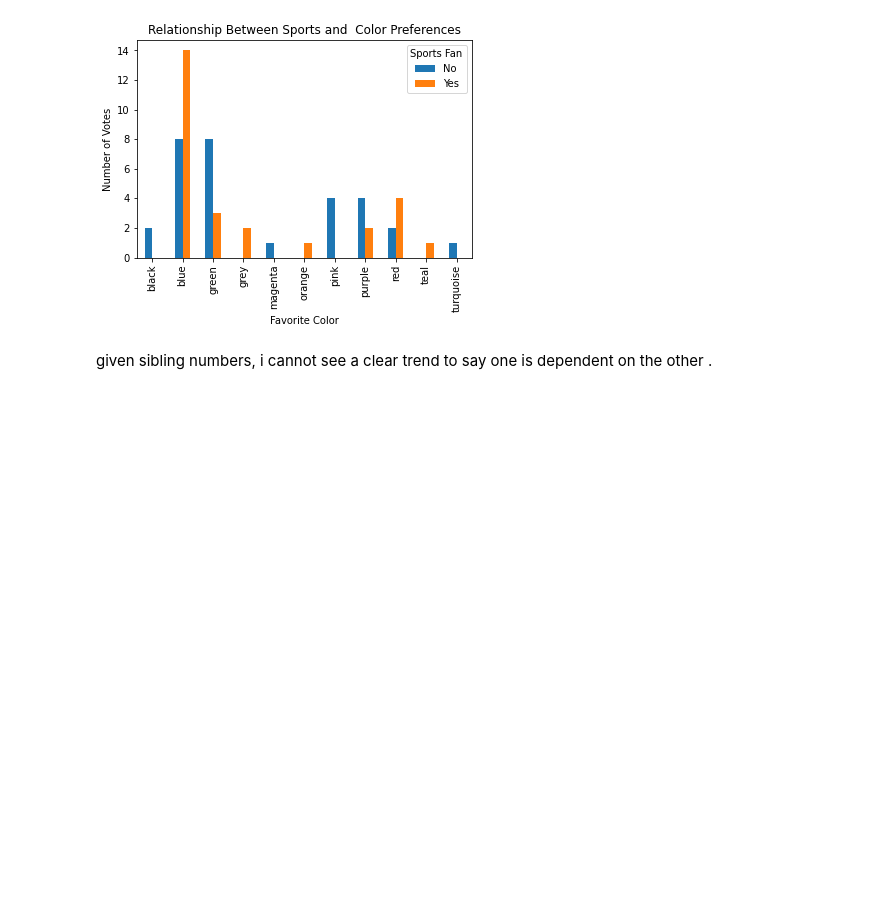
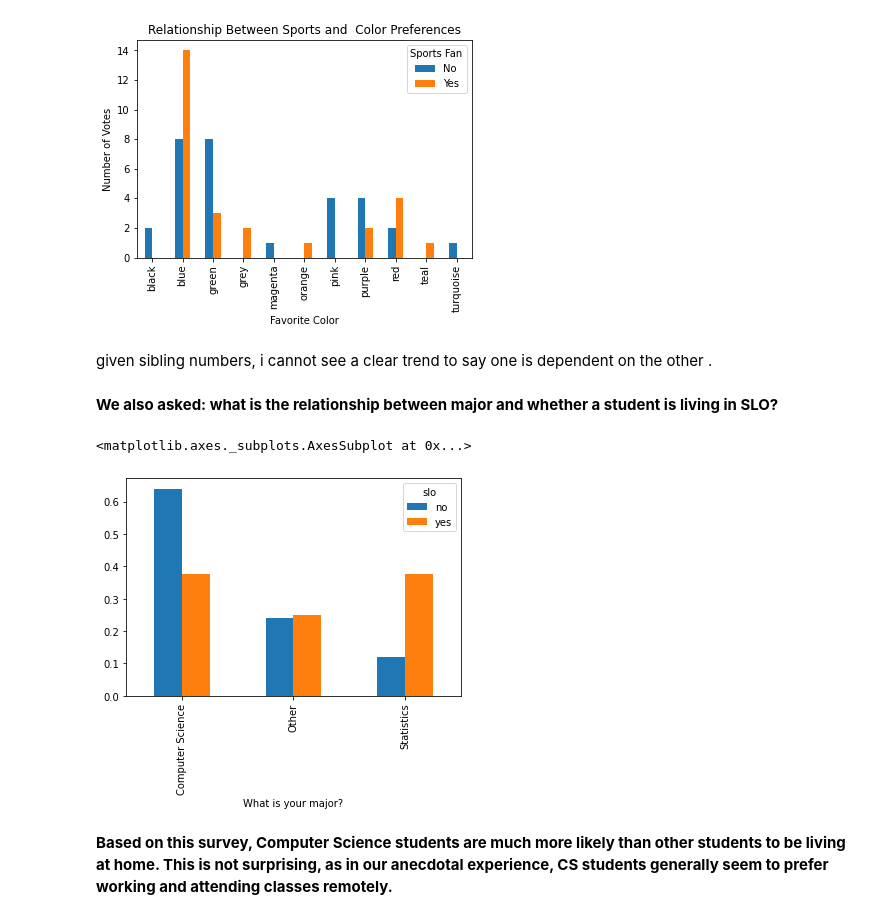
Before and after one commit to Cal-Poly-Data-301/lab-1-phase-2-vohnjogel, a Jupyter notebook: DATA_301_Lab_1B_John_Vogel_and_Sergio_Gutierrez.ipynb, the cells around one changed output. Cells and saved outputs as stored; diff of their text form; code cells hidden in the pictures; blank space fills up the shorter version.

```diff
--- a/DATA_301_Lab_1B_John_Vogel_and_Sergio_Gutierrez.ipynb
+++ b/DATA_301_Lab_1B_John_Vogel_and_Sergio_Gutierrez.ipynb
@@ -193,3 +193,14 @@ plt.show()
 [figure]
 # %% [markdown]
 given sibling numbers, i cannot see a clear trend to say one is dependent on the other .
+# %% [markdown]
+**We also asked: what is the relationship between major and whether a student is living in SLO?**
+# %%
+joint_slo_maj = pd.crosstab(df_survey['slo'], df_survey['What is your major?'])
+cond_slo_maj = joint_slo_maj.divide(slo, axis=0)
+cond_slo_maj.T.plot.bar()
+# %% [output]
+<matplotlib.axes._subplots.AxesSubplot at 0x...>
+[figure, added]
+# %% [markdown]
+**Based on this survey, Computer Science students are much more likely than other students to be living at home. This is not surprising, as in our anecdotal experience, CS students generally seem to prefer working and attending classes remotely.**
```
